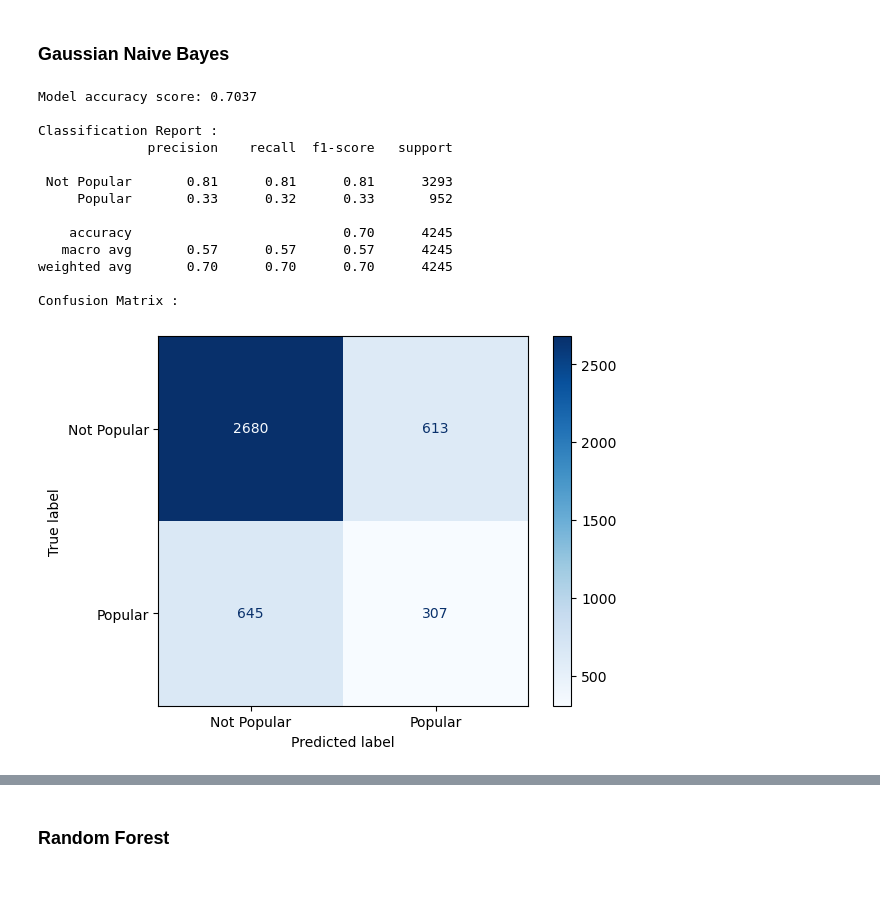
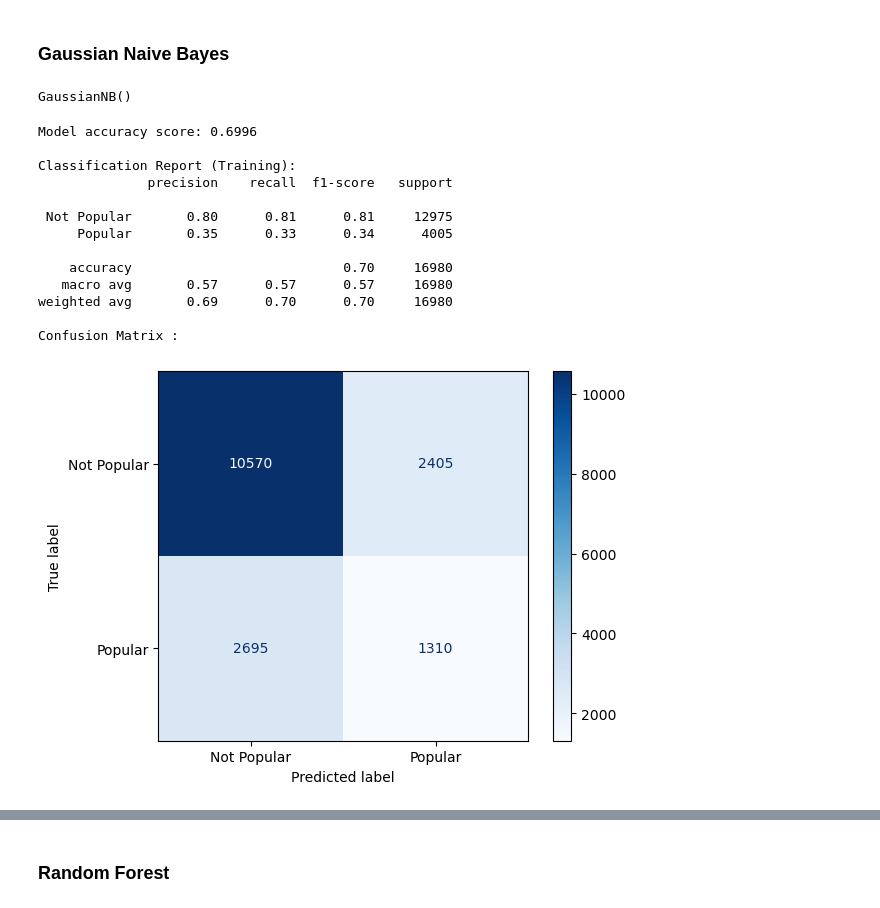
Before and after one commit to xiaolin-m/ECS171_BopOrFlop, a Jupyter notebook: data_preprocessing_and_models.ipynb, the cells around one changed output, grey strips where cells are left out. Cells and saved outputs as stored; diff of their text form; code cells hidden in the pictures.

Commit message:
added training accuracy and hyperparameter tuning

```diff
--- a/data_preprocessing_and_models.ipynb
+++ b/data_preprocessing_and_models.ipynb
@@ -128,40 +129,41 @@ X_train.shape, X_test.shape
 from sklearn.naive_bayes import GaussianNB
 gnb = GaussianNB()
 gnb.fit(X_train, y_train)
-
-# test the model using the testing set
-y_pred = gnb.predict(X_test)
+# %% [output]
+GaussianNB()
 # %%
-# outputs model's classification report and confusion matrix
+# outputs model's classification report and confusion matrix for training data
 
 from sklearn.metrics import accuracy_score
 from sklearn.metrics import classification_report
 from sklearn import metrics
 
-gnb_acc = accuracy_score(y_test, y_pred)
+y_pred = gnb.predict(X_train)
+
+gnb_acc = accuracy_score(y_train, y_pred)
 labels = ['Not Popular', 'Popular']
-print('Model accuracy score: {0:0.4f}'. format(accuracy_score(y_test, y_pred)))
-print('\nClassification Report :')
-report = classification_report(y_test, y_pred, target_names=labels)
+print('Model accuracy score: {0:0.4f}'. format(accuracy_score(y_train, y_pred)))
+print('\nClassification Report (Training):')
+report = classification_report(y_train, y_pred, target_names=labels)
 print(report)
 
 print('Confusion Matrix :')
-cm = metrics.confusion_matrix(y_test, y_pred)
+cm = metrics.confusion_matrix(y_train, y_pred)
 cm_display = metrics.ConfusionMatrixDisplay(confusion_matrix=cm, display_labels=labels)
 cm_display.plot(cmap='Blues', values_format='d')
 plt.show()
 # %% [output]
-Model accuracy score: 0.7037
+Model accuracy score: 0.6996
 
-Classification Report :
+Classification Report (Training):
               precision    recall  f1-score   support
 
- Not Popular       0.81      0.81      0.81      3293
-     Popular       0.33      0.32      0.33       952
+ Not Popular       0.80      0.81      0.81     12975
+     Popular       0.35      0.33      0.34      4005
 
-    accuracy                           0.70      4245
-   macro avg       0.57      0.57      0.57      4245
-weighted avg       0.70      0.70      0.70      4245
+    accuracy                           0.70     16980
+   macro avg       0.57      0.57      0.57     16980
+weighted avg       0.69      0.70      0.70     16980
 
 Confusion Matrix :
-[figure, old version]
+[figure, new version]
```
Also changed, not shown: parts of 12 cells of this notebook.
